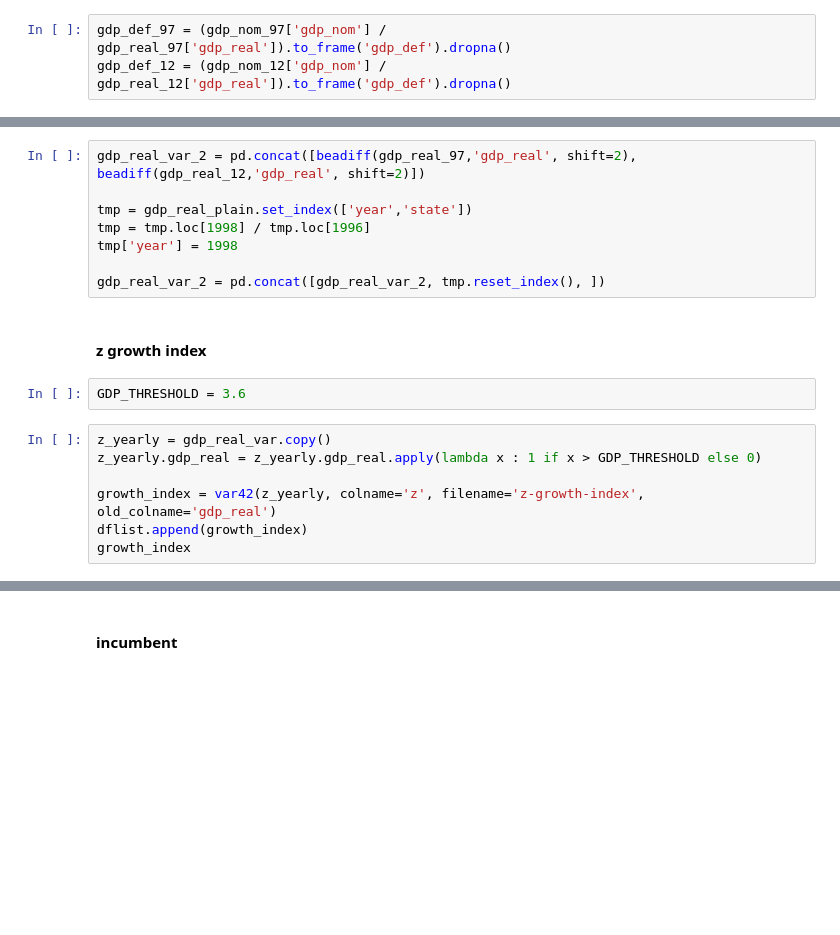
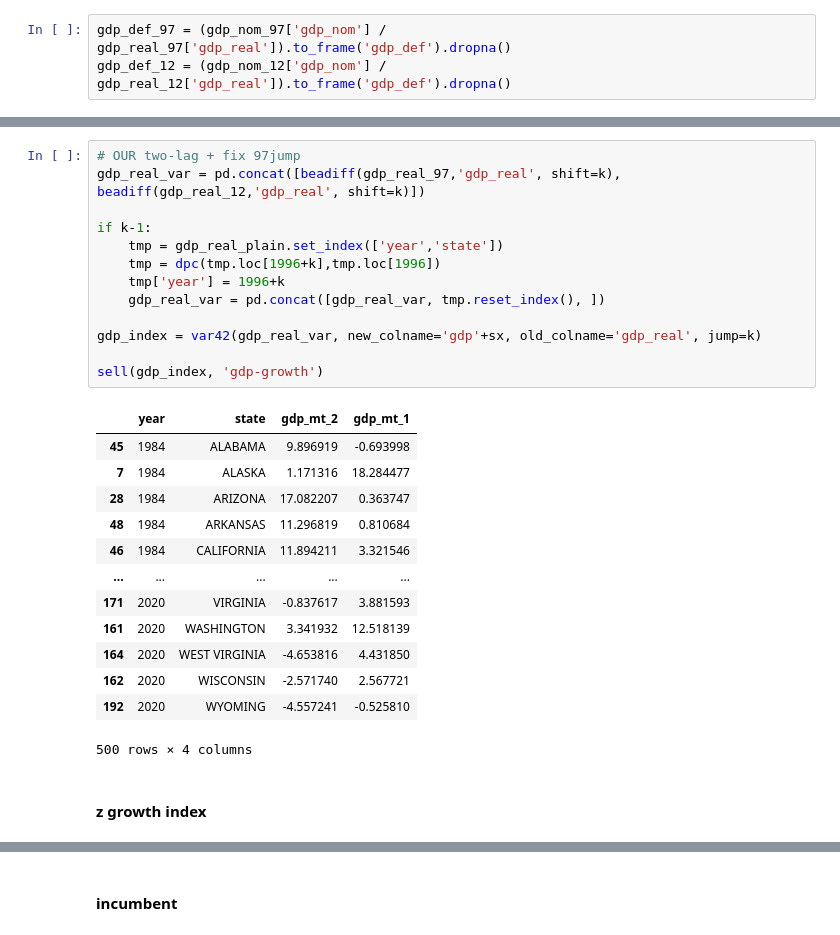
Before and after one commit to ranieri-unimi/bastianin-2022, a Jupyter notebook: datastroyer.ipynb, the cells around one changed output, grey strips where cells are left out. Cells and saved outputs as stored; diff of their text form; blank space fills up the shorter version.

```diff
--- a/datastroyer.ipynb
+++ b/datastroyer.ipynb
@@ -159,19 +248,29 @@ gdp_real_var = pd.concat([beadiff(gdp_real_97,'gdp_real'), beadiff(gdp_real_12,'
 # %%
-gdp_real_var_2 = pd.concat([beadiff(gdp_real_97,'gdp_real', shift=2), beadiff(gdp_real_12,'gdp_real', shift=2)])
+# OUR two-lag + fix 97jump
+gdp_real_var = pd.concat([beadiff(gdp_real_97,'gdp_real', shift=k), beadiff(gdp_real_12,'gdp_real', shift=k)])
 
-tmp = gdp_real_plain.set_index(['year','state'])
-tmp = tmp.loc[1998] / tmp.loc[1996]
-tmp['year'] = 1998
+if k-1:
+    tmp = gdp_real_plain.set_index(['year','state'])
+    tmp = dpc(tmp.loc[1996+k],tmp.loc[1996])
+    tmp['year'] = 1996+k
+    gdp_real_var = pd.concat([gdp_real_var, tmp.reset_index(), ])
 
-gdp_real_var_2 = pd.concat([gdp_real_var_2, tmp.reset_index(), ])
+gdp_index = var42(gdp_real_var, new_colname='gdp'+sx, old_colname='gdp_real', jump=k)
+
+sell(gdp_index, 'gdp-growth')
+# %% [output]
+|  | year | state | gdp_mt_2 | gdp_mt_1 |
+| 45 | 1984 | ALABAMA | 9.896919 | -0.693998 |
+| 7 | 1984 | ALASKA | 1.171316 | 18.284477 |
+| 28 | 1984 | ARIZONA | 17.082207 | 0.363747 |
+| 48 | 1984 | ARKANSAS | 11.296819 | 0.810684 |
+| 46 | 1984 | CALIFORNIA | 11.894211 | 3.321546 |
+| ... | ... | ... | ... | ... |
+| 171 | 2020 | VIRGINIA | -0.837617 | 3.881593 |
+| 161 | 2020 | WASHINGTON | 3.341932 | 12.518139 |
+| 164 | 2020 | WEST VIRGINIA | -4.653816 | 4.431850 |
+| 162 | 2020 | WISCONSIN | -2.571740 | 2.567721 |
+| 192 | 2020 | WYOMING | -4.557241 | -0.525810 |
+500 rows × 4 columns
 # %% [markdown]
 #### z growth index
-# %%
-GDP_THRESHOLD = 3.6
-# %%
-z_yearly = gdp_real_var.copy()
-z_yearly.gdp_real = z_yearly.gdp_real.apply(lambda x : 1 if x > GDP_THRESHOLD else 0)
-
-growth_index = var42(z_yearly, colname='z', filename='z-growth-index', old_colname='gdp_real')
-dflist.append(growth_index)
-growth_index
```
Also changed, not shown: parts of 30 cells of this notebook, 12 other files.
